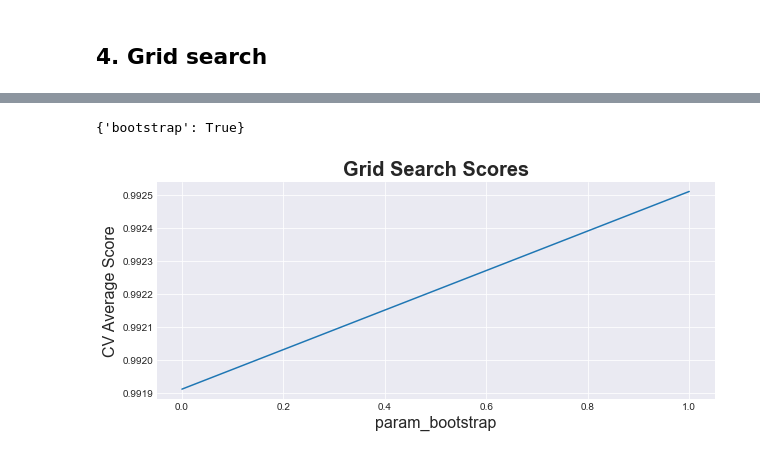
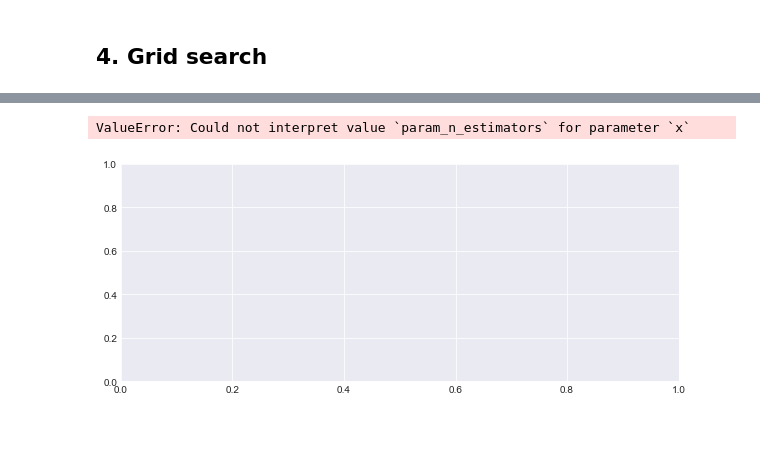
Before and after one commit to julesbertrand/LiterablyInsightProject, a Jupyter notebook: tutorial_litgrade.ipynb, the cells around one changed output, grey strips where cells are left out. Saved outputs shown, nothing was run; the diff lists cells and outputs as text; code cells hidden in the pictures; blank space fills up the shorter version.

Commit message:
new models trained

```diff
--- a/tutorial_litgrade.ipynb
+++ b/tutorial_litgrade.ipynb
@@ -110,44 +122,49 @@ trainer.plot_wcpm_distribution(stats, x='wcpm_estimation_abs_error_%', binwidth=
 ## 4. Grid search
 # %%
 # RandomForestRegressor
+model_type = 'RF'
 cv_params={
 #     'max_features': np.arange(1, 9, 1),
     'max_features': [6],
-#     'n_estimators': list(np.arange(100, 2000, 100)),
-    'n_estimators': [200],
+#     'n_estimators': list(np.arange(100, 2001, 100)),
+    'n_estimators': [600],
 #     'max_depth': np.arange(5, 120, 5),
-    'max_depth': [20],
-    'min_samples_split': np.arange(1, 15, 1),
-    'min_samples_split': [8],
+#     'max_depth': np.arange(1, 20, 1)
+    'max_depth': [10],
+#     'min_samples_split': np.arange(1, 15, 1),
+    'min_samples_split': [4],
 #     'min_samples_leaf': np.arange(1, 6, 1)
-    'min_samples_leaf': [2],
+    'min_samples_leaf': [1],
     'bootstrap': [True]
 }
 
 # XGBoostRegressors
+# model_type = 'XGB'
 # cv_params = {
-#     'n_estimators': list(np.arange(100, 2001, 100)),
-# #     'n_estimators': [500],
-#     'learning_rate': np.arange(0.0, 0.101, 0.005),
+# #     'n_estimators': list(np.arange(10, 100, 10)) + list(np.arange(100, 2001, 100)),
+# #     'n_estimators': [200, 300, 400, 500, 600, 700, 1000],
+#     'n_estimators': [200],
+# #     'learning_rate': np.arange(0.0, 0.101, 0.005),
 # #     'learning_rate': [0.01, 0.02, 0.04, 0.05, 0.1],
-# #     'learning_rate': [0.02],
+#     'learning_rate': [0.04],
 # #     'max_depth': np.arange(3, 26, 1)
-#     'max_depth': [7],
-# #     'subsample': np.arange(0.8, 1, 0.01)
-#     'subsample': [0.81],
+#     'max_depth': [5],
+# #     'subsample': np.arange(0.6, 1, 0.01),
+#     'subsample': [0.8],
 # #     'colsample_bytree': np.arange(0.3, 1, 0.02),
-#     'colsample_bytree': [0.86],
+# #     'colsample_bytree': [0.9],
 # #     'gamma': [0, 1, 5]
-#     'gamma': [5]
+#     'gamma': [0]
 # }
 
 # KNN
+# model_type = 'KNN'
 # cv_params = {
 #     "n_neighbors": np.arange(1, 30, 1),
 #     'weights': ['uniform', 'distance']
 # }
 # %%
-gd = trainer.grid_search(model_type = 'RF',
+gd = trainer.grid_search(model_type = model_type,
                          cv_params=cv_params,
                          cv_folds=5,
                          scoring_metric = 'r2',
@@ -180,4 +197,4 @@ Fitting 5 folds for each of 1 candidates, totalling 5 fits
 # %%
 print(gd.best_params_)
-trainer.plot_grid_search(gd.cv_results_, x='bootstrap', hue=None, log_scale = False)
+trainer.plot_grid_search(gd.cv_results_, x='n_estimators', hue=None, log_scale = False)
 # %% [output]
@@ -185,3 +202,3 @@ trainer.plot_grid_search(gd.cv_results_, x='bootstrap', hue=None, log_scale = Fa
-{'bootstrap': True}
+ValueError: Could not interpret value `param_n_estimators` for parameter `x`
-[figure, old version]
+[figure, new version]
 # %%
```
Also changed, not shown: parts of 20 cells of this notebook, 9 other files.
